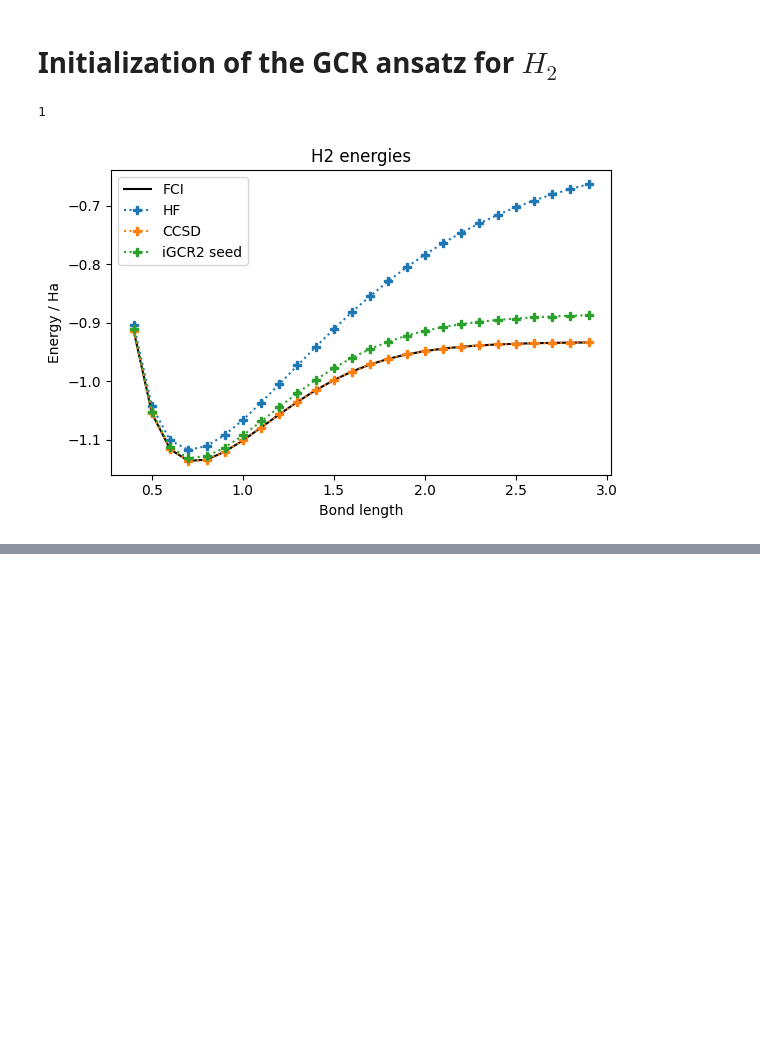
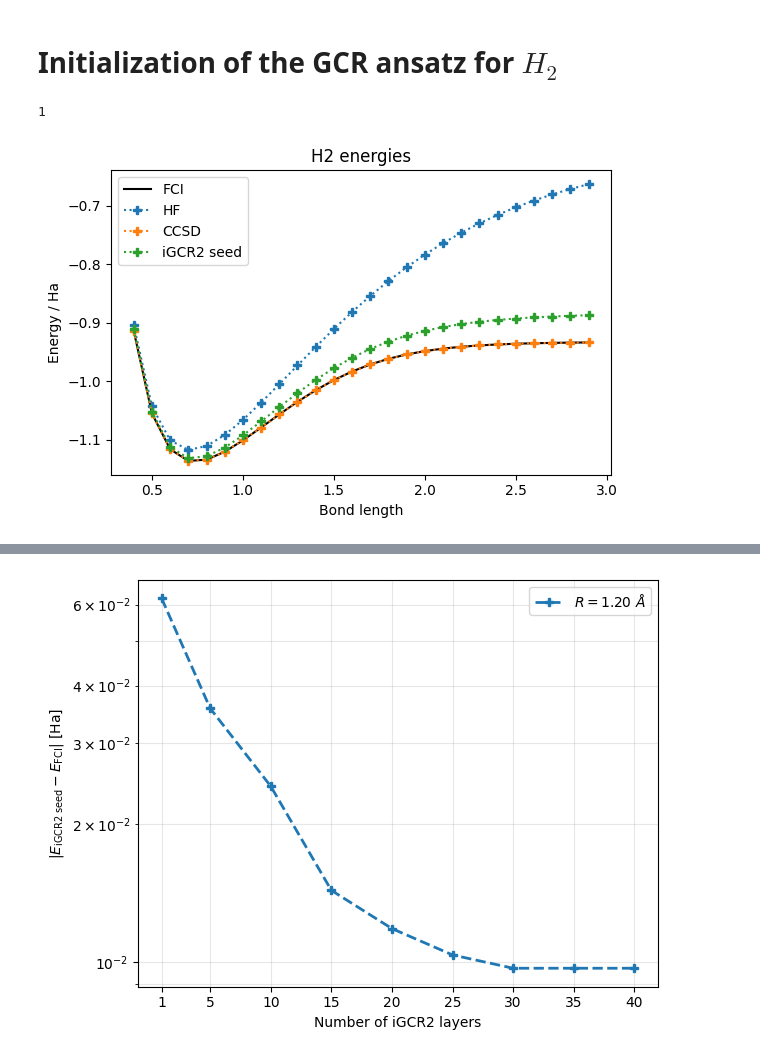
Before and after one commit to davidomanovic/fqcs, a Jupyter notebook: examples/gcr_initialization.ipynb, the cells around one changed output, grey strips where cells are left out. Cells and saved outputs as stored; diff of their text form; code cells hidden in the pictures; blank space fills up the shorter version.

```diff
--- a/examples/gcr_initialization.ipynb
+++ b/examples/gcr_initialization.ipynb
@@ -43,6 +43,7 @@ for R in bond_lengths:
         norb=norb,
         nocc=nelec[0],
         order=igcr_order,
+        layers=1
     )
 
     params = igcr.parameters_from_t_amplitudes(ccsd.t2, t1=ccsd.t1)
@@ -71,3 +72,97 @@ plt.tight_layout()
 plt.show()
 # %% [output]
 [figure]
+# %%
+import numpy as np
+import pandas as pd
+import matplotlib.pyplot as plt
+
+import pyscf.cc
+import pyscf.fci
+import ffsim
+
+from xquces.gcr.igcr import IGCRSpinRestrictedParameterization
+from xquces.states import hartree_fock_state
+
+
+basis = "sto-6g"
+bond_lengths = [1.2]
+igcr_order = 2
+layer_values = [1, 5, 10, 15, 20, 25, 30, 35, 40]
+
+CHEM_ACC = 1.593601e-3  # Hartree
+
+# N2 frozen core: freeze the two N 1s spatial orbitals.
+n_frozen_core = 2
+
+energies = {"R": [], "FCI": [], "HF": [], "CCSD": [],}
+
+energies.update({f"iGCR{igcr_order} seed layers={k}": [] for k in layer_values})
+
+
+for R in bond_lengths:
+    R = float(R)
+    print(f"\nR = {R:.2f} Å")
+    mol = xq_utils.build_diatom("N", "N", R, basis, symmetry="Dooh")
+    mf = xq_utils.run_rhf(mol)
+    nmo_full = mf.mo_coeff.shape[1]
+    active_space = range(n_frozen_core, nmo_full)
+
+    mol_data = ffsim.MolecularData.from_scf(mf, active_space=active_space,)
+
+    hamiltonian = mol_data.hamiltonian
+    norb = mol_data.norb
+    nelec = mol_data.nelec
+
+    print(f"Full spatial orbitals:   {nmo_full}")
+    print(f"Frozen spatial orbitals: {n_frozen_core}")
+    print(f"Active spatial orbitals: {norb}")
+    print(f"Active electrons:        {nelec}")
+
+    ccsd = pyscf.cc.RCCSD(mf, frozen=n_frozen_core)
+    ccsd.kernel()
+
+    mol_data.run_fci()
+    e_fci = float(mol_data.fci_energy)
+
+    linop = ffsim.linear_operator( hamiltonian,norb=norb,nelec=nelec,)
+
+    reference = hartree_fock_state(norb, nelec)
+
+    energies["R"].append(R)
+    energies["FCI"].append(e_fci)
+    energies["HF"].append(float(mf.e_tot))
+    energies["CCSD"].append(float(ccsd.e_tot))
+
+    print(f"E_HF              = {mf.e_tot:.12f}")
+    print(f"E_CCSD frozen     = {ccsd.e_tot:.12f}")
+    print(f"E_FCI frozen-core = {e_fci:.12f}")
+
+    for k in layer_values:
+        igcr = IGCRSpinRestrictedParameterization(norb=norb, nocc=nelec[0], order=igcr_order, layers=k)
+        params = igcr.parameters_from_t_amplitudes(ccsd.t2, t1=ccsd.t1)
+        state = igcr.ansatz_from_parameters(params).apply(reference, nelec, copy=True,)
+        e_seed = float(np.real(np.vdot(state, linop @ state)))
+        key = f"iGCR{igcr_order} seed layers={k}"
+        energies[key].append(e_seed)
+
+        print(f"{key}: " f"E = {e_seed:.12f}, " f"abs error = {abs(e_seed - e_fci):.3e}")
+
+
+df = pd.DataFrame(energies)
+
+layer_values = np.array(layer_values)
+layer_cols = [f"iGCR{igcr_order} seed layers={k}" for k in layer_values]
+for _, row in df.iterrows():
+    abs_errors = np.array([abs(row[col] - row["FCI"]) for col in layer_cols])
+    plt.plot(layer_values,abs_errors, "--P", linewidth=2, label=fr"$R={row['R']:.2f}\ \AA$",)
+
+plt.yscale("log")
+plt.xlabel("Number of iGCR2 layers")
+plt.ylabel(r"$|E_{\mathrm{iGCR2\ seed}} - E_{\mathrm{FCI}}|$ [Ha]")
+plt.xticks(layer_values)
+plt.grid(True, which="both", alpha=0.3)
+plt.legend()
+plt.tight_layout()
+plt.show()
+# %% [output]
@@ -73,0 +189 @@ plt.show()
+[figure, added]
```
Also changed, not shown: parts of 1 cell of this notebook.
